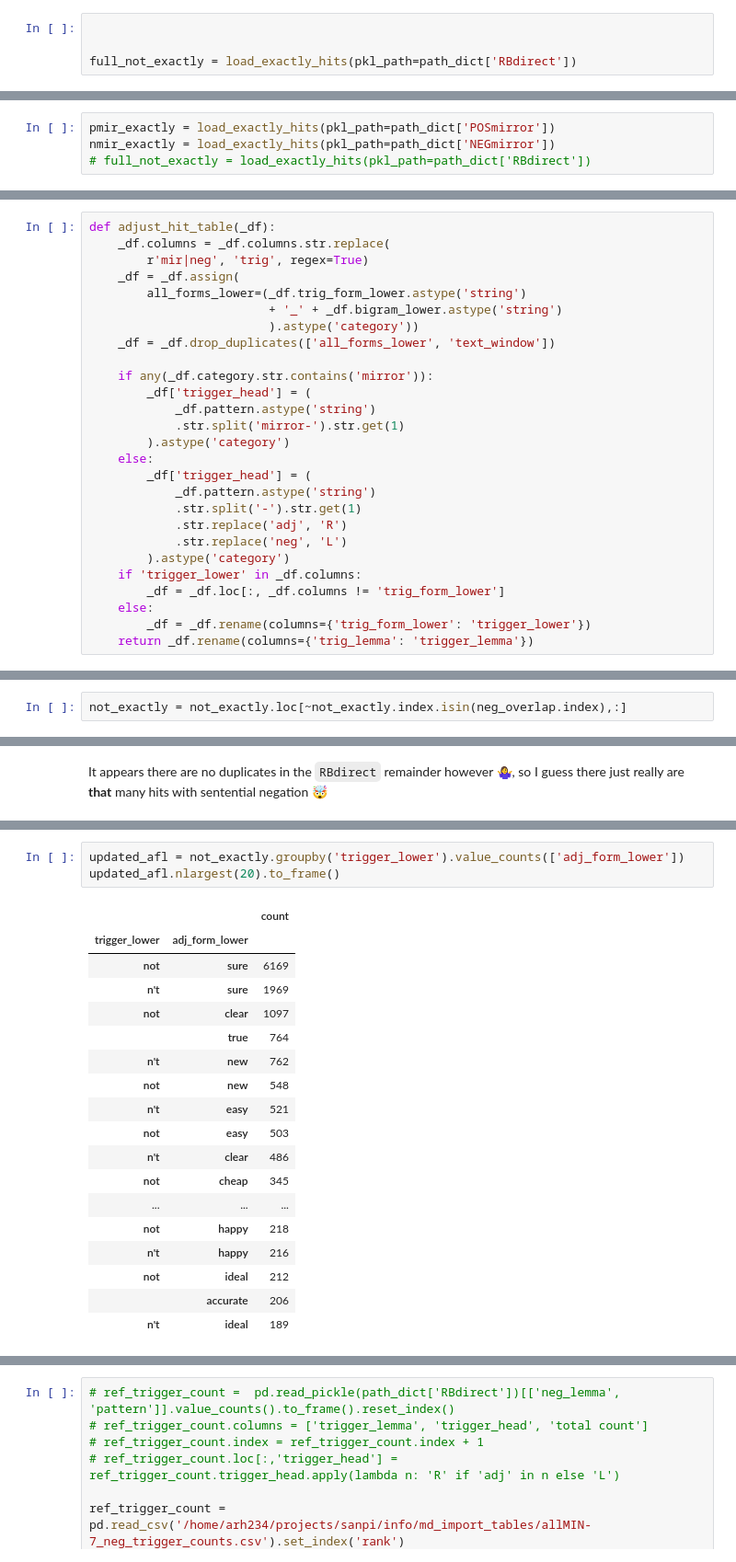
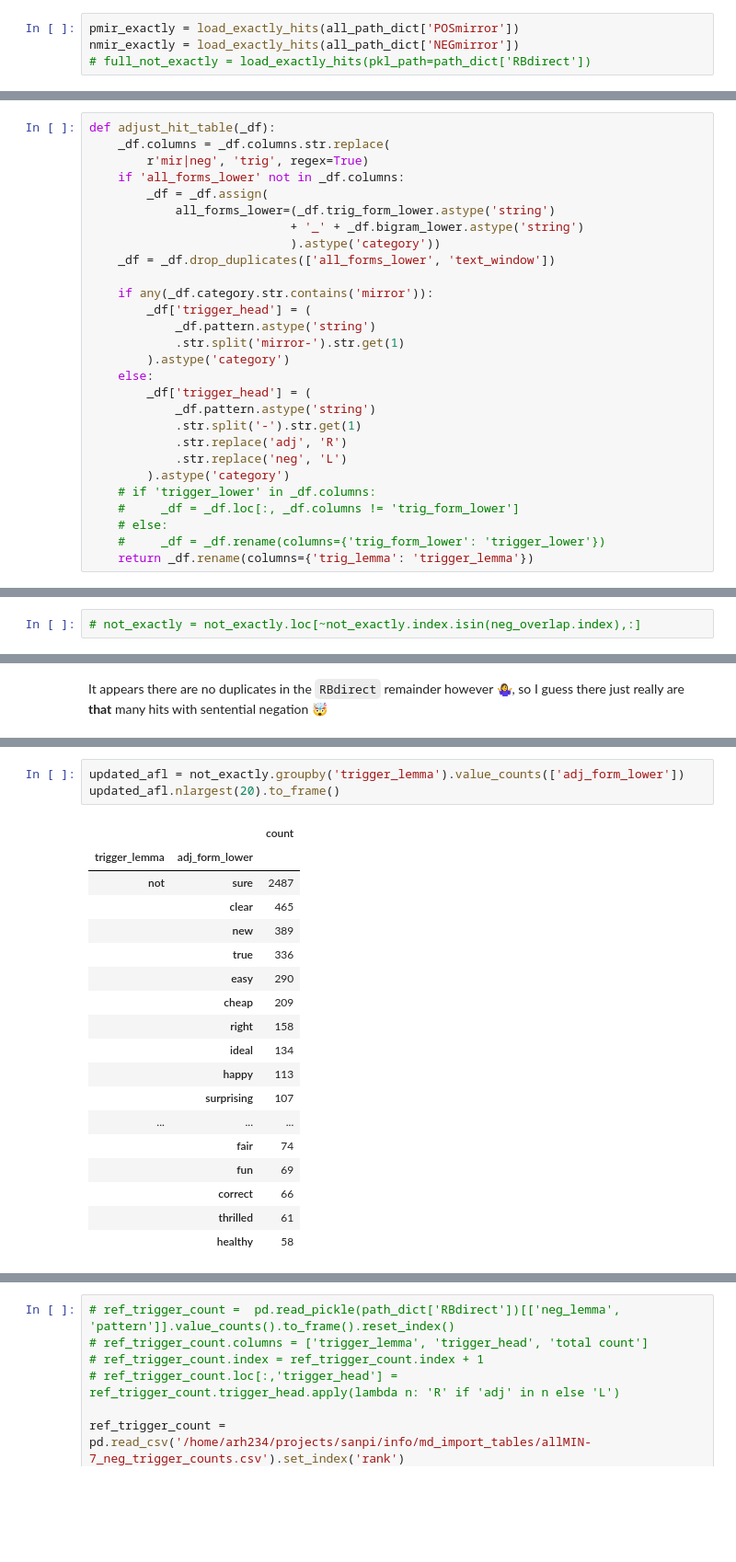
Before and after one commit to AndreaTheLinguist/sanpi, a Jupyter notebook: notebooks/exactly_ex.ipynb, the cells around one changed output, grey strips where cells are left out. Shown at 92% size. Drawn from its saved outputs; the diff is of its cells as text; blank space fills up the shorter version.

```diff
--- a/notebooks/exactly_ex.ipynb
+++ b/notebooks/exactly_ex.ipynb
@@ -133,4 +167,4 @@ def load_exactly_hits(pkl_path):
 # %%
-
-
-full_not_exactly = load_exactly_hits(pkl_path=path_dict['RBdirect'])
+pmir_exactly = load_exactly_hits(all_path_dict['POSmirror'])
+nmir_exactly = load_exactly_hits(all_path_dict['NEGmirror'])
+# full_not_exactly = load_exactly_hits(pkl_path=path_dict['RBdirect'])
@@ -187,7 +171,3 @@ memory usage: 427.7+ MB
-# %%
-pmir_exactly = load_exactly_hits(pkl_path=path_dict['POSmirror'])
-nmir_exactly = load_exactly_hits(pkl_path=path_dict['NEGmirror'])
-# full_not_exactly = load_exactly_hits(pkl_path=path_dict['RBdirect'])
 # %% [markdown]
 ### `NEGmirror` *exactly* hits
 # %%
@@ -296,10 +276,11 @@ xn_all
 def adjust_hit_table(_df):
     _df.columns = _df.columns.str.replace(
         r'mir|neg', 'trig', regex=True)
-    _df = _df.assign(
-        all_forms_lower=(_df.trig_form_lower.astype('string')
-                         + '_' + _df.bigram_lower.astype('string')
-                         ).astype('category'))
+    if 'all_forms_lower' not in _df.columns:
+        _df = _df.assign(
+            all_forms_lower=(_df.trig_form_lower.astype('string')
+                            + '_' + _df.bigram_lower.astype('string')
+                            ).astype('category'))
     _df = _df.drop_duplicates(['all_forms_lower', 'text_window'])
 
     if any(_df.category.str.contains('mirror')):
@@ -314,10 +295,10 @@ def adjust_hit_table(_df):
             .str.replace('adj', 'R')
             .str.replace('neg', 'L')
         ).astype('category')
-    if 'trigger_lower' in _df.columns:
-        _df = _df.loc[:, _df.columns != 'trig_form_lower']
-    else:
-        _df = _df.rename(columns={'trig_form_lower': 'trigger_lower'})
+    # if 'trigger_lower' in _df.columns:
+    #     _df = _df.loc[:, _df.columns != 'trig_form_lower']
+    # else:
+    #     _df = _df.rename(columns={'trig_form_lower': 'trigger_lower'})
     return _df.rename(columns={'trig_lemma': 'trigger_lemma'})
 # %%
 nmir_exactly = adjust_hit_table(nmir_exactly)
@@ -443,7 +427,7 @@ nmir_overlap
 # %% [markdown]
 💡 hmm maybe the `dep` dependency relations were excluded outright for mirror patterns? (since they were developed later?)
 # %%
-not_exactly = not_exactly.loc[~not_exactly.index.isin(neg_overlap.index),:]
+# not_exactly = not_exactly.loc[~not_exactly.index.isin(neg_overlap.index),:]
 # %%
 show_sample(not_exactly.trigger_lemma.value_counts(), format='pipe')
 # %% [output]
@@ -471,25 +462,25 @@ print(f'{len(not_exactly):,} total rows')
 # %%
-updated_afl = not_exactly.groupby('trigger_lower').value_counts(['adj_form_lower'])
+updated_afl = not_exactly.groupby('trigger_lemma').value_counts(['adj_form_lower'])
 updated_afl.nlargest(20).to_frame()
 # %% [output]
 |  |  | count |
-| trigger_lower | adj_form_lower |  |
-| not | sure | 6169 |
-| n't | sure | 1969 |
-| not | clear | 1097 |
-|  | true | 764 |
-| n't | new | 762 |
-| not | new | 548 |
-| n't | easy | 521 |
-| not | easy | 503 |
-| n't | clear | 486 |
-| not | cheap | 345 |
+| trigger_lemma | adj_form_lower |  |
+| not | sure | 2487 |
+|  | clear | 465 |
+|  | new | 389 |
+|  | true | 336 |
+|  | easy | 290 |
+|  | cheap | 209 |
+|  | right | 158 |
+|  | ideal | 134 |
+|  | happy | 113 |
+|  | surprising | 107 |
 | ... | ... | ... |
-| not | happy | 218 |
-| n't | happy | 216 |
-| not | ideal | 212 |
-|  | accurate | 206 |
-| n't | ideal | 189 |
+|  | fair | 74 |
+|  | fun | 69 |
+|  | correct | 66 |
+|  | thrilled | 61 |
+|  | healthy | 58 |
 # %%
 updated_afl.nsmallest(10).to_frame()
 # %% [output]
```
Also changed, not shown: parts of 36 cells of this notebook, 16 other files.
